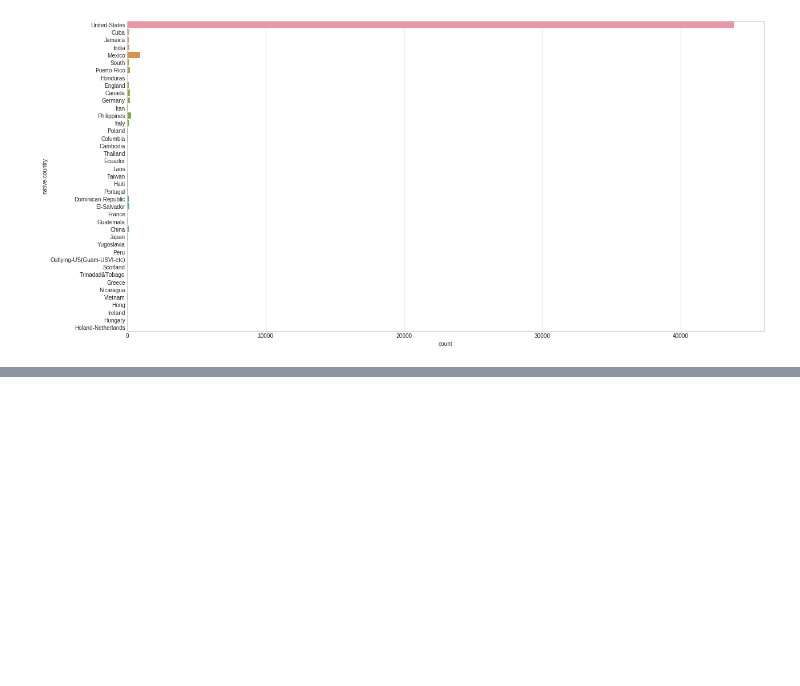
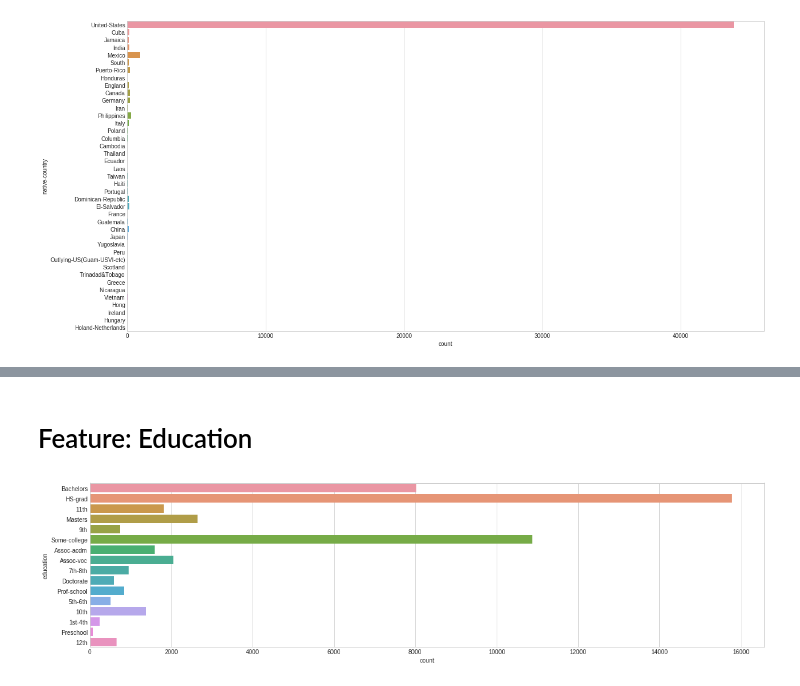
Before and after one commit to NilSagor/eda-tut, a Jupyter notebook: Census Income Dataset.ipynb, the cells around one changed output, grey strips where cells are left out. Saved outputs shown, nothing was run; the diff lists cells and outputs as text; code cells hidden in the pictures; blank space fills up the shorter version.

```diff
--- a/Census Income Dataset.ipynb
+++ b/Census Income Dataset.ipynb
@@ -286,0 +297,7 @@ sns.countplot(y = "native-country", data = dataset_bin);
+# %% [markdown]
+# Feature: Education
+# %%
+plt.figure(figsize = (20,5))
+sns.countplot(y="education", data = dataset_raw);
+# %% [output]
+[figure, added]
```
Also changed, not shown: parts of 8 cells of this notebook.
